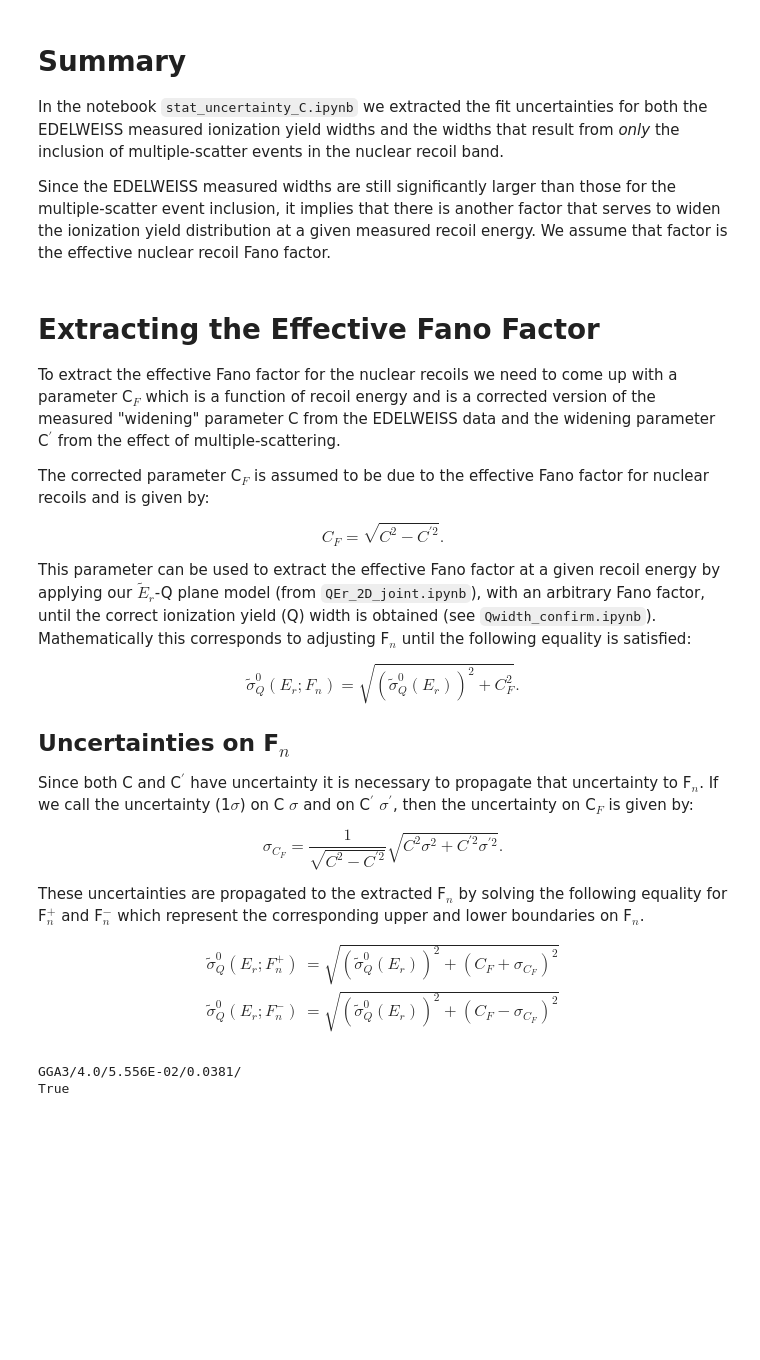
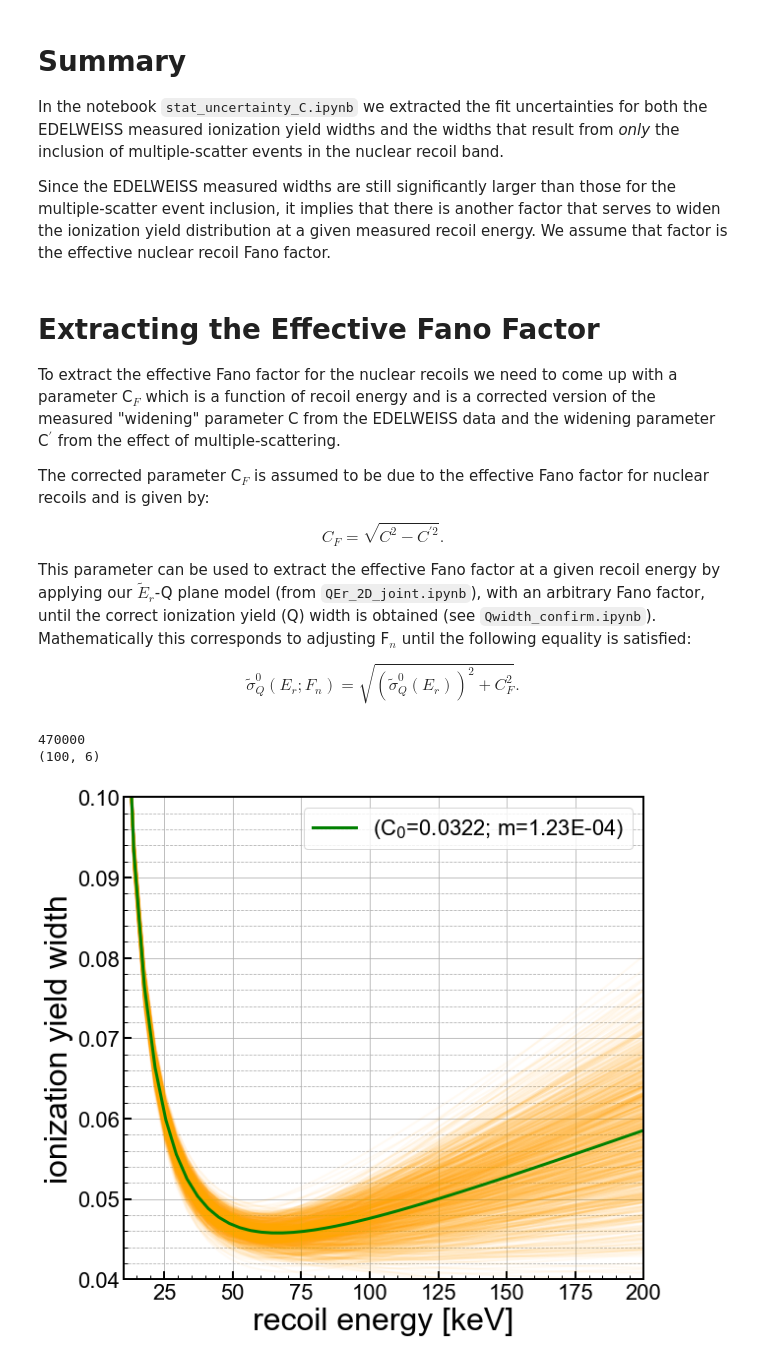
Before and after one commit to villano-lab/nrFano_paper2019, a Jupyter notebook: analysis_documentation/extractedFano.ipynb, the cells around one changed output. Cells and saved outputs as stored; diff of their text form; code cells hidden in the pictures; blank space fills up the shorter version.

Commit message:
[ANV] updated new notebook for extracting fano factor

```diff
--- a/analysis_documentation/extractedFano.ipynb
+++ b/analysis_documentation/extractedFano.ipynb
@@ -54,27 +32,3 @@ This parameter can be used to extract the effective Fano factor at a given recoi
 \begin{equation}
 \tilde{\sigma}_{Q}^0(E_r;F_n) = \sqrt{\left(\tilde{\sigma}_{Q}^0(E_r)\right)^2 + C_F^2}.
 \end{equation}
-
-## Uncertainties on F$_n$
-
-Since both C and C$^{\prime}$ have uncertainty it is necessary to propagate that uncertainty to F$_n$. If we call the uncertainty (1$\sigma$) on C $\sigma$ and on C$^{\prime}$ $\sigma^{\prime}$, then the uncertainty on C$_F$ is given by:
-
-\begin{equation}
-\sigma_{C_F} = \frac{1}{\sqrt{C^2 - C^{\prime 2}}} \sqrt{C^2 \sigma^2 + C^{\prime 2} \sigma^{\prime 2}}.
-\end{equation}
-
-These uncertainties are propagated to the extracted F$_n$ by solving the following equality for F$^+_n$ and F$^-_n$ which represent the corresponding upper and lower boundaries on F$_n$.
-
-\begin{equation}
-\begin{aligned}
-\tilde{\sigma}_{Q}^0(E_r;F^+_n) &= \sqrt{\left(\tilde{\sigma}_{Q}^0(E_r)\right)^2 + \left(C_F + \sigma_{C_F}\right)^2} \\
-\tilde{\sigma}_{Q}^0(E_r;F^-_n) &= \sqrt{\left(\tilde{\sigma}_{Q}^0(E_r)\right)^2 + \left(C_F - \sigma_{C_F}\right)^2}
-\end{aligned}
-\end{equation}
-# %%
-import fano_calc as fc
-
-(Er,F,Fup,Fdn) = fc.RWCalcFMCMC('data/mcmc_fano.h5')
-# %% [output]
-GGA3/4.0/5.556E-02/0.0381/
-True
@@ -80,0 +66,48 @@ True
+# %%
+#set up a 1d plot
+fig,axes = plt.subplots(1,1,figsize=(9.0,8.0),sharex=True)
+ax1 = axes
+
+print(len(samples))
+print(np.shape(samples[np.random.randint(len(samples), size=100)]))
+#for Cms_em, m_em in samples[np.random.randint(len(samples), size=100)]:
+for aH_em, Cms_em, m_em, scale_em, A_em, B_em in samples[np.random.randint(len(samples), size=1000)]:
+    ax1.plot(xl, np.sqrt(Sigss**2+(Cms_em+m_em*xl)**2), color="orange", alpha=0.05)
+
+#ax1.plot(xl,upvec,color='r',linestyle="--",linewidth=2, \
+#         label='1$\sigma$ fluct.')
+#ax1.plot(xl,dnvec,color='r',linestyle="--",linewidth=2, \
+#         label='')
+
+ax1.plot(xl,np.sqrt(Sigss**2+(Cms+xl*slope)**2),color='g',linestyle="-",linewidth=3, \
+         label='(C$_0$={:01.3}; m={:01.2E})'.format(Cms,slope))
+
+#ax1.errorbar(E_recoil[2::],sig_NR[2::], yerr=sig_NR_err[2::], \
+#         color='k', marker='o', markersize=4,linestyle='none',label='NR Edw. Measurement', linewidth=2)
+
+ymin = 0.04
+ymax = 0.1
+
+
+
+ax1.set_yscale('linear')
+#ax1.set_yscale('log')
+ax1.set_xlim(10, 200)
+ax1.set_ylim(ymin,ymax)
+ax1.set_xlabel(r'recoil energy [keV]')
+ax1.set_ylabel('ionization yield width')
+ax1.grid(True)
+ax1.yaxis.grid(True,which='minor',linestyle='--')
+ax1.legend(loc=1,prop={'size':22})
+#ax1.legend(bbox_to_anchor=(1.04,1),borderaxespad=0,prop={'size':22})
+
+for axis in ['top','bottom','left','right']:
+  ax1.spines[axis].set_linewidth(2)
+
+plt.tight_layout()
+#plt.savefig('figures/EdwyieldWidthFit_Figure2b.eps')
+plt.show()
+# %% [output]
+470000
+(100, 6)
+[figure, added]
```
Also changed, not shown: parts of 4 cells of this notebook, 1 other file.
